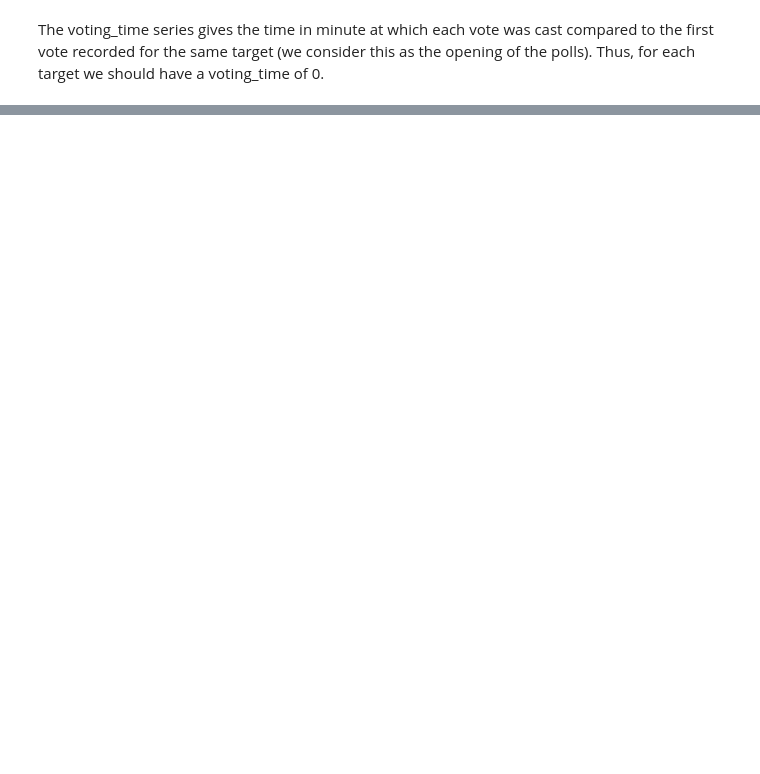
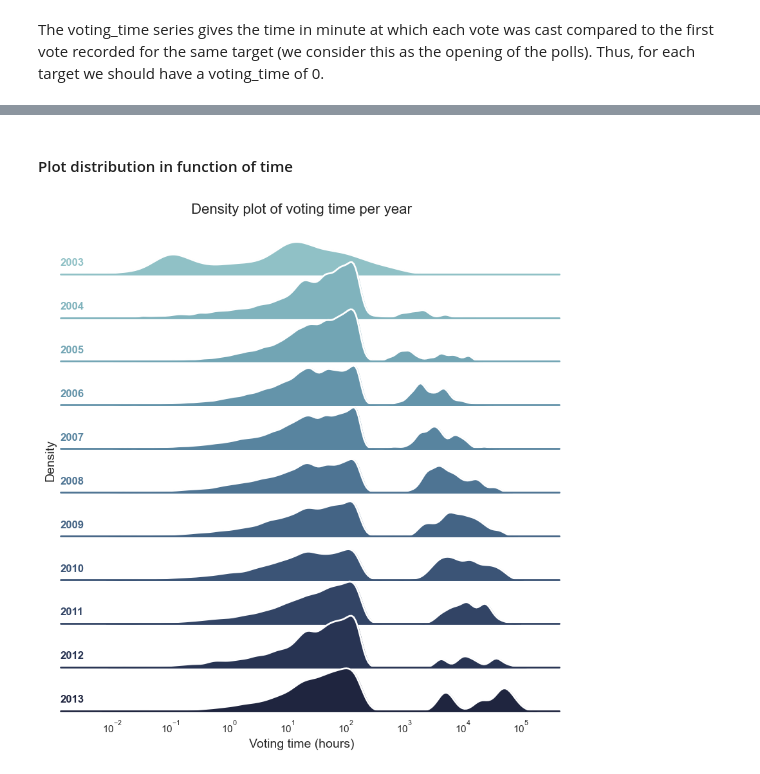
Before and after one commit to epfl-ada/ada-2023-project-abracadabra, a Jupyter notebook: P1_visualisation.ipynb, the cells around one changed output, grey strips where cells are left out. Cells and saved outputs as stored; diff of their text form; code cells hidden in the pictures; blank space fills up the shorter version.

```diff
--- a/P1_visualisation.ipynb
+++ b/P1_visualisation.ipynb
@@ -121,7 +119,7 @@ fig, axes = plt.subplots(len(all_cols), 2, figsize=(10,4*len(all_cols)))
 for i, col in enumerate(all_cols):
     ax1 = axes[(2*i) // 2, (2*i) % 2]
     ax2 = axes[(2*i+1) // 2, (2*i+1) % 2]
-    data = all_pairs[~all_pairs[col].isna()]
+    data = df[~df[col].isna()]
     if col in categorical_cols:
         top_n = pd.Series(data[col].value_counts().iloc[:n_top])
         others = pd.Series(data[col].value_counts().iloc[n_top:].sum(), index=['Others'])
@@ -268,0 +234,42 @@ SyntaxError: invalid syntax (1792206649.py, line 2)
+# %% [markdown]
+#### Plot distribution in function of time
+# %%
+sns.set_theme(style="white", rc={"axes.facecolor": (0, 0, 0, 0)})
+
+# Initialize the FacetGrid object
+pal = sns.cubehelix_palette(11, rot=-.25, light=.7)
+g = sns.FacetGrid(df_timeserie, row='Year', hue='Year', aspect=15, height=.5, palette=pal)
+
+# Draw the densities in a few steps
+g.map(sns.kdeplot, 'Voting_time', bw_adjust=.5, clip_on=False, fill=True, alpha=1, linewidth=1.5, log_scale=(True, False))
+g.map(sns.kdeplot, 'Voting_time', clip_on=False, color="w", lw=2, bw_adjust=.5)
+
+# passing color=None to refline() uses the hue mapping
+g.refline(y=0, linewidth=2, linestyle="-", color=None, clip_on=False)
+
+
+# Define and use a simple function to label the plot in axes coordinates
+def label(x, color, label):
+      ax = plt.gca()
+      ax.text(0, .2, label, fontweight="bold", color=color,
+                  ha="left", va="center", transform=ax.transAxes)
+
+g.map(label, 'Voting_time')
+
+# Set figure properties
+#g.fig.set_tight_layout(True)
+g.fig.subplots_adjust(hspace=-.25)
+g.fig.set_figwidth(10)
+g.fig.set_figheight(10)
+g.fig.suptitle('Density plot of voting time per year', fontsize=16, y=0.9)
+g.fig.supylabel('Density', fontsize=14, x=0.1)
+g.fig.supxlabel('Voting time (hours)', fontsize=14, y=0.05)
+
+# Remove axes details that don't play well with overlap
+g.set_titles("")
+g.set(yticks=[], ylabel='', xlabel='')
+g.despine(bottom=True, left=True)
+
+plt.show()
+# %% [output]
+[figure, added]
```
Also changed, not shown: parts of 20 cells of this notebook.
